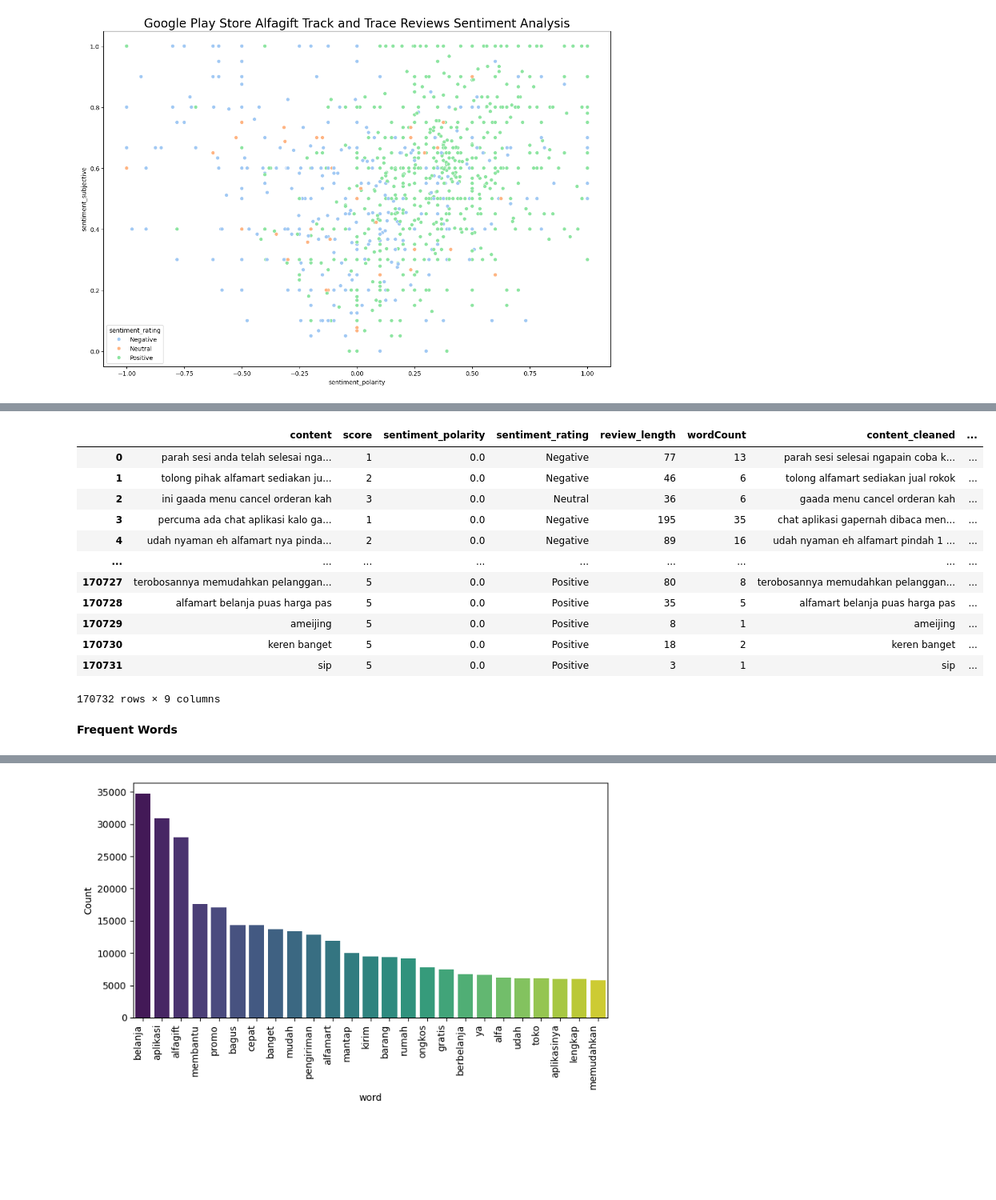
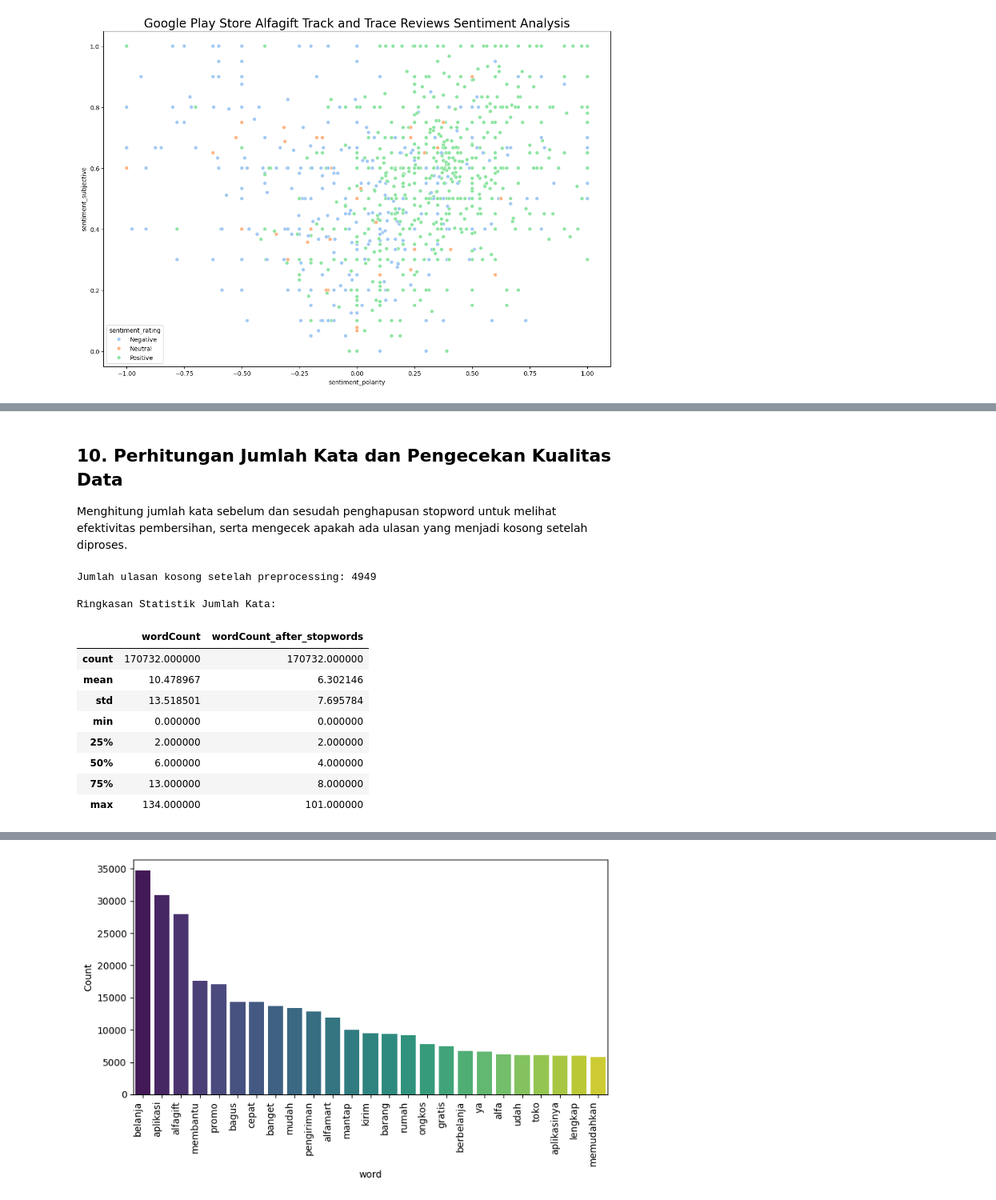
Before and after one commit to zakyalkhair/alfagift-sentiment-analysis, a Jupyter notebook: week 2&3/alfagift_preprocessing.ipynb, the cells around one changed output, grey strips where cells are left out. Shown at 80% size. Cells and saved outputs as stored; diff of their text form; code cells hidden in the pictures; blank space fills up the shorter version.

```diff
--- a/week 2&3/alfagift_preprocessing.ipynb
+++ b/week 2&3/alfagift_preprocessing.ipynb
@@ -151,2 +270,4 @@ plt.show()
 # %%
-df_alfagiftrev_stopwords = df_alfagiftrev.loc[:,["content","score","sentiment_polarity","review_length","sentiment_subjective","sentiment_rating","at"]]
+pd.set_option('display.max_colwidth', None)
+df_alfagiftrev_stopwords = df_alfagiftrev.loc[:,["content","content_cleaned","score","sentiment_polarity","review_length","sentiment_subjective","sentiment_rating","at"]]
+display(df_alfagiftrev_stopwords.head(20))
@@ -254,12 +291,0 @@ print(df_alfagiftrev_stopwords[['content', 'content_cleaned']].head())
-# %%
-try:
-    stopwords.words('indonesian')
-except LookupError:
-    nltk.download('stopwords')
-
-stop = stopwords.words('english') + ["someone","still","would","need", "gak", "ga", "yg", "aja", "nya", "gk" ,",", "."]
-stop.extend(stopwords.words('indonesian'))
-print(stop)
-print(len(stop))
-
-df_alfagiftrev_stopwords['content_cleaned'] = df_alfagiftrev_stopwords['content_cleaned'].apply(lambda x: ' '.join([word for word in x.split() if word not in (stop)]))
@@ -270,0 +296,11 @@ df_alfagiftrev_stopwords['content_cleaned'] = df_alfagiftrev_stopwords['content_
+# %%
+import nltk
+nltk.download('punkt')
+nltk.download('punkt_tab')
+from nltk.tokenize import word_tokenize
+
+# Pastikan tipe data string dan lakukan tokenisasi
+df_alfagiftrev_stopwords['word_tokenize'] = df_alfagiftrev_stopwords['content_cleaned'].apply(lambda x: word_tokenize(str(x)))
+
+# Tampilkan hasil
+display(df_alfagiftrev_stopwords[['content_cleaned', 'word_tokenize']].head(10))
@@ -271,21 +323,30 @@ df_alfagiftrev_stopwords['content_cleaned'] = df_alfagiftrev_stopwords['content_
+# %% [markdown]
+## **10. Perhitungan Jumlah Kata dan Pengecekan Kualitas Data**
+
+Menghitung jumlah kata sebelum dan sesudah penghapusan stopword untuk melihat efektivitas pembersihan, serta mengecek apakah ada ulasan yang menjadi kosong setelah diproses.
 # %%
-#Wordcount after stopwords
-df_alfagiftrev_stopwords['wordCount'] = [len(review.split()) for review in df_alfagiftrev_stopwords['content']]
-df_alfagiftrev_stopwords['wordCount_after_stopwords'] = [len(review.split()) for review in df_alfagiftrev_stopwords['content_cleaned']]
-df_alfagiftrev_stopwords.loc[:,["content","score","sentiment_polarity", "sentiment_rating","review_length","wordCount","content_cleaned", "wordCount_after_stopwords","at"]]
+# 1. Menghitung jumlah kata setelah stopword removal
+df_alfagiftrev_stopwords['wordCount'] = [len(str(review).split()) for review in df_alfagiftrev_stopwords['content']]
+df_alfagiftrev_stopwords['wordCount_after_stopwords'] = [len(str(review).split()) for review in df_alfagiftrev_stopwords['content_cleaned']]
+
+# 2. Cek ulasan yang menjadi kosong
+empty_reviews = df_alfagiftrev_stopwords[df_alfagiftrev_stopwords['content_cleaned'].str.strip() == '']
+print(f"Jumlah ulasan kosong setelah preprocessing: {len(empty_reviews)}")
+
+# 3. Statistik ringkasan
+stats = df_alfagiftrev_stopwords[['wordCount', 'wordCount_after_stopwords']].describe()
+print("\nRingkasan Statistik Jumlah Kata:")
+display(stats)
 # %% [output]
+Jumlah ulasan kosong setelah preprocessing: 4949
+
+Ringkasan Statistik Jumlah Kata:
-|  | content | score | sentiment_polarity | sentiment_rating | review_length | wordCount | content_cleaned | ... |
-| 0 | parah sesi anda telah selesai nga... | 1 | 0.0 | Negative | 77 | 13 | parah sesi selesai ngapain coba k... | ... |
-| 1 | tolong pihak alfamart sediakan ju... | 2 | 0.0 | Negative | 46 | 6 | tolong alfamart sediakan jual rokok | ... |
-| 2 | ini gaada menu cancel orderan kah | 3 | 0.0 | Neutral | 36 | 6 | gaada menu cancel orderan kah | ... |
-| 3 | percuma ada chat aplikasi kalo ga... | 1 | 0.0 | Negative | 195 | 35 | chat aplikasi gapernah dibaca men... | ... |
-| 4 | udah nyaman eh alfamart nya pinda... | 2 | 0.0 | Negative | 89 | 16 | udah nyaman eh alfamart pindah 1 ... | ... |
-| ... | ... | ... | ... | ... | ... | ... | ... | ... |
-| 170727 | terobosannya memudahkan pelanggan... | 5 | 0.0 | Positive | 80 | 8 | terobosannya memudahkan pelanggan... | ... |
-| 170728 | alfamart belanja puas harga pas | 5 | 0.0 | Positive | 35 | 5 | alfamart belanja puas harga pas | ... |
-| 170729 | ameijing | 5 | 0.0 | Positive | 8 | 1 | ameijing | ... |
-| 170730 | keren banget | 5 | 0.0 | Positive | 18 | 2 | keren banget | ... |
-| 170731 | sip | 5 | 0.0 | Positive | 3 | 1 | sip | ... |
+|  | wordCount | wordCount_after_stopwords |
+| count | 170732.000000 | 170732.000000 |
+| mean | 10.478967 | 6.302146 |
+| std | 13.518501 | 7.695784 |
+| min | 0.000000 | 0.000000 |
+| 25% | 2.000000 | 2.000000 |
+| 50% | 6.000000 | 4.000000 |
+| 75% | 13.000000 | 8.000000 |
+| max | 134.000000 | 101.000000 |
-170732 rows × 9 columns
-# %% [markdown]
-**Frequent Words**
```
Also changed, not shown: parts of 33 cells of this notebook.
